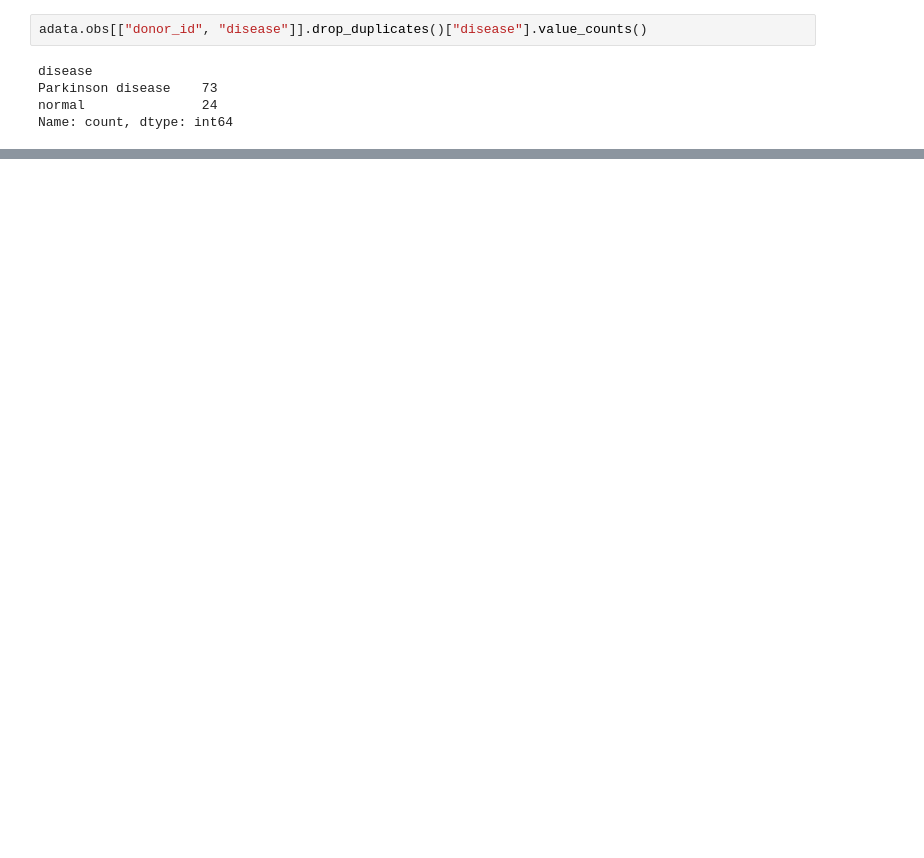
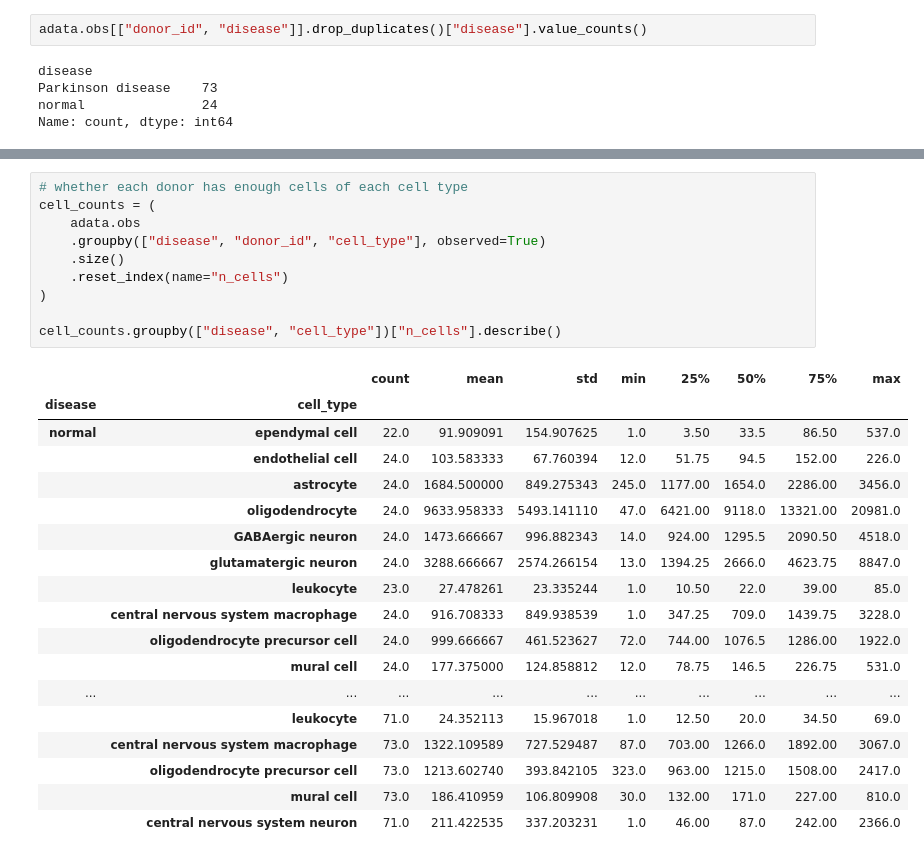
Before and after one commit to zainabnazari/parkinson_scRNA, a Jupyter notebook: 09_liana-by_patients.ipynb, the cells around one changed output, grey strips where cells are left out. Cells and saved outputs as stored; diff of their text form; blank space fills up the shorter version.

```diff
--- a/09_liana-by_patients.ipynb
+++ b/09_liana-by_patients.ipynb
@@ -46,0 +80,29 @@ Name: count, dtype: int64
+# %%
+# whether each donor has enough cells of each cell type
+cell_counts = (
+    adata.obs
+    .groupby(["disease", "donor_id", "cell_type"], observed=True)
+    .size()
+    .reset_index(name="n_cells")
+)
+
+cell_counts.groupby(["disease", "cell_type"])["n_cells"].describe()
+# %% [output]
+|  |  | count | mean | std | min | 25% | 50% | 75% | max |
+| disease | cell_type |  |  |  |  |  |  |  |  |
+| normal | ependymal cell | 22.0 | 91.909091 | 154.907625 | 1.0 | 3.50 | 33.5 | 86.50 | 537.0 |
+|  | endothelial cell | 24.0 | 103.583333 | 67.760394 | 12.0 | 51.75 | 94.5 | 152.00 | 226.0 |
+|  | astrocyte | 24.0 | 1684.500000 | 849.275343 | 245.0 | 1177.00 | 1654.0 | 2286.00 | 3456.0 |
+|  | oligodendrocyte | 24.0 | 9633.958333 | 5493.141110 | 47.0 | 6421.00 | 9118.0 | 13321.00 | 20981.0 |
+|  | GABAergic neuron | 24.0 | 1473.666667 | 996.882343 | 14.0 | 924.00 | 1295.5 | 2090.50 | 4518.0 |
+|  | glutamatergic neuron | 24.0 | 3288.666667 | 2574.266154 | 13.0 | 1394.25 | 2666.0 | 4623.75 | 8847.0 |
+|  | leukocyte | 23.0 | 27.478261 | 23.335244 | 1.0 | 10.50 | 22.0 | 39.00 | 85.0 |
+|  | central nervous system macrophage | 24.0 | 916.708333 | 849.938539 | 1.0 | 347.25 | 709.0 | 1439.75 | 3228.0 |
+|  | oligodendrocyte precursor cell | 24.0 | 999.666667 | 461.523627 | 72.0 | 744.00 | 1076.5 | 1286.00 | 1922.0 |
+|  | mural cell | 24.0 | 177.375000 | 124.858812 | 12.0 | 78.75 | 146.5 | 226.75 | 531.0 |
+| ... | ... | ... | ... | ... | ... | ... | ... | ... | ... |
+|  | leukocyte | 71.0 | 24.352113 | 15.967018 | 1.0 | 12.50 | 20.0 | 34.50 | 69.0 |
+|  | central nervous system macrophage | 73.0 | 1322.109589 | 727.529487 | 87.0 | 703.00 | 1266.0 | 1892.00 | 3067.0 |
+|  | oligodendrocyte precursor cell | 73.0 | 1213.602740 | 393.842105 | 323.0 | 963.00 | 1215.0 | 1508.00 | 2417.0 |
+|  | mural cell | 73.0 | 186.410959 | 106.809908 | 30.0 | 132.00 | 171.0 | 227.00 | 810.0 |
+|  | central nervous system neuron | 71.0 | 211.422535 | 337.203231 | 1.0 | 46.00 | 87.0 | 242.00 | 2366.0 |
```
Also changed, not shown: parts of 36 cells of this notebook.
